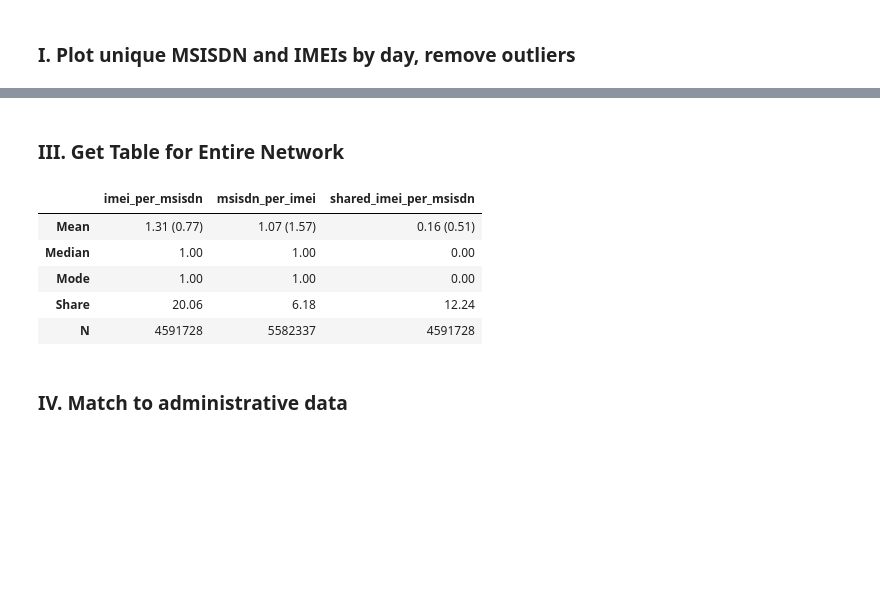
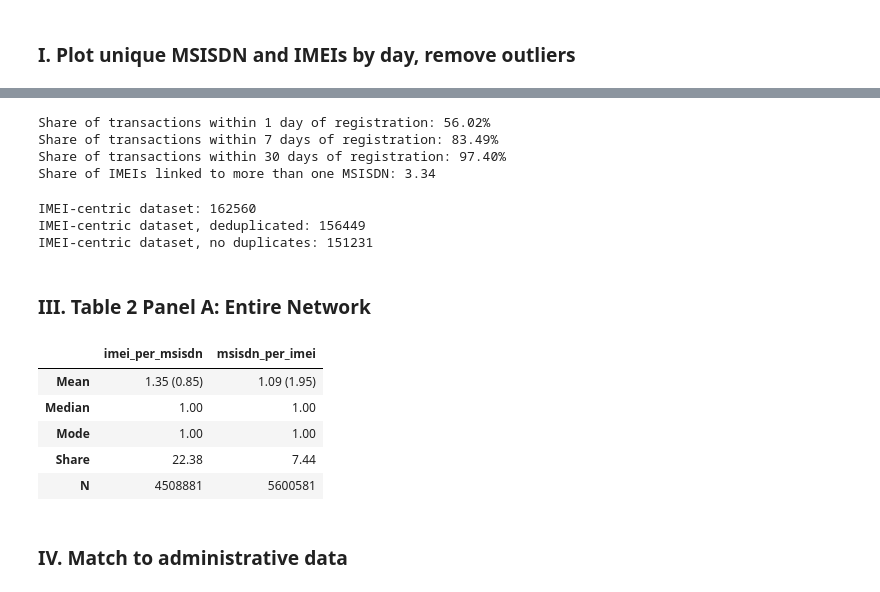
Before and after one commit to emilylaiken/togo-phone-sharing, a Jupyter notebook: phone_sharing.ipynb, the cells around one changed output, grey strips where cells are left out. Saved outputs shown, nothing was run; the diff lists cells and outputs as text; code cells hidden in the pictures; blank space fills up the shorter version.

```diff
--- a/phone_sharing.ipynb
+++ b/phone_sharing.ipynb
@@ -29,6 +26,15 @@ def simpleaxis(ax):
     ax.spines['right'].set_visible(False)
     ax.get_xaxis().tick_bottom()
     ax.get_yaxis().tick_left()
+# %%
+with open('config.json', 'r') as infile:
+    config = json.load(infile)
+indir = config['indir']
+outdir = config['outdir']
+admin_fname = config['admin_fname']
+cantons_assignmenet_fname = config['cantons_assignment_fname']
+rct_assignment_fname = config['rct_assignment_fname']
+shapefile_fname = config['shapefile_fname']
 # %% [markdown]
 ### I. Plot unique MSISDN and IMEIs by day, remove outliers
 # %%
@@ -144,35 +267,64 @@ save_df(count_txns, toplevel_dir + 'count_transactions.csv')
+# %%
+imeis = pd.read_csv(outdir + 'imei_assignments.csv')
+print('Share of transactions within 1 day of registration: %.2f' %
+     (100*len(imeis[imeis['hours_to_txn'] <= 1])/len(imeis)) + '%')
+print('Share of transactions within 7 days of registration: %.2f' %
+     (100*len(imeis[imeis['hours_to_txn'] <= 7])/len(imeis)) + '%')
+print('Share of transactions within 30 days of registration: %.2f' %
+     (100*len(imeis[imeis['hours_to_txn'] <= 30])/len(imeis)) + '%')
+grouped = imeis.groupby('imei').agg('count')
+print('Share of IMEIs linked to more than one MSISDN: %.2f' %
+     (100*len(grouped[grouped['PhoneNumber'] > 1])/len(grouped)))
+# %% [output]
+Share of transactions within 1 day of registration: 56.02%
+Share of transactions within 7 days of registration: 83.49%
+Share of transactions within 30 days of registration: 97.40%
+Share of IMEIs linked to more than one MSISDN: 3.34
+# %%
+print('IMEI-centric dataset: %i' % len(imeis))
+imeis_deduplicate = imeis.drop_duplicates(subset=['imei'])
+imeis_deduplicate.to_csv(outdir + 'imei_assignments_deduplicated.csv',
+                        index=False)
+print('IMEI-centric dataset, deduplicated: %i' % len(imeis_no_duplicates))
+counts = imeis.groupby('imei', as_index=False).agg('count')[['imei', 'PhoneNumber']]
+no_duplicates = set(counts[counts['PhoneNumber'] == 1]['imei'])
+imeis_drop_duplicates = imeis[imeis['imei'].isin(no_duplicates)]
+imeis_drop_duplicates.to_csv(outdir + 'imei_assignments_drop_duplicates.csv',
+                        index=False)
+print('IMEI-centric dataset, no duplicates: %i' % len(imeis_drop_duplicates))
+# %% [output]
+IMEI-centric dataset: 162560
+IMEI-centric dataset, deduplicated: 156449
+IMEI-centric dataset, no duplicates: 151231
 # %% [markdown]
-### III. Get Table for Entire Network
+### III. Table 2 Panel A: Entire Network
 # %%
-toplevel_dir = '/data/togo_anon/feats/phone_sharing/january'
+toplevel_dir = outdir + 'october/'
 
 imei_per_msisdn = pd.read_csv(toplevel_dir + 'imei_per_msisdn.csv')
 msisdn_per_imei = pd.read_csv(toplevel_dir + 'msisdn_per_imei.csv')
-shared_imei_per_msisdn = pd.read_csv(toplevel_dir + 'shared_imei_per_msisdn.csv')
 outcomes = [('imei_per_msisdn', imei_per_msisdn),
-            ('msisdn_per_imei', msisdn_per_imei),
-            ('shared_imei_per_msisdn', shared_imei_per_msisdn)]
+            ('msisdn_per_imei', msisdn_per_imei)]
 # %%
 table = []
 for label, outcome in outcomes:
-    limit = 0 if label == 'shared_imei_per_msisdn' else 1
     column = ['%.2f (%.2f)' % (outcome['count'].mean(), outcome['count'].std()),
               '%.2f'% outcome['count'].median(),
               '%.2f' % outcome['count'].mode()[0],
-              '%.2f' % (100*(outcome['count'] > limit).mean()),
+              '%.2f' % (100*(outcome['count'] > 1).mean()),
               '%i' % len(outcome)]
     table.append(column)
 
 table = pd.DataFrame(table).T
 table.columns = [label for label, _ in outcomes]
 table.index = ['Mean', 'Median', 'Mode', 'Share', 'N']
 table
 # %% [output]
-|  | imei_per_msisdn | msisdn_per_imei | shared_imei_per_msisdn |
-| Mean | 1.31 (0.77) | 1.07 (1.57) | 0.16 (0.51) |
-| Median | 1.00 | 1.00 | 0.00 |
-| Mode | 1.00 | 1.00 | 0.00 |
-| Share | 20.06 | 6.18 | 12.24 |
-| N | 4591728 | 5582337 | 4591728 |
+|  | imei_per_msisdn | msisdn_per_imei |
+| Mean | 1.35 (0.85) | 1.09 (1.95) |
+| Median | 1.00 | 1.00 |
+| Mode | 1.00 | 1.00 |
+| Share | 22.38 | 7.44 |
+| N | 4508881 | 5600581 |
 # %% [markdown]
 ### IV. Match to administrative data
```
Also changed, not shown: parts of 60 cells of this notebook, 1 other file.
